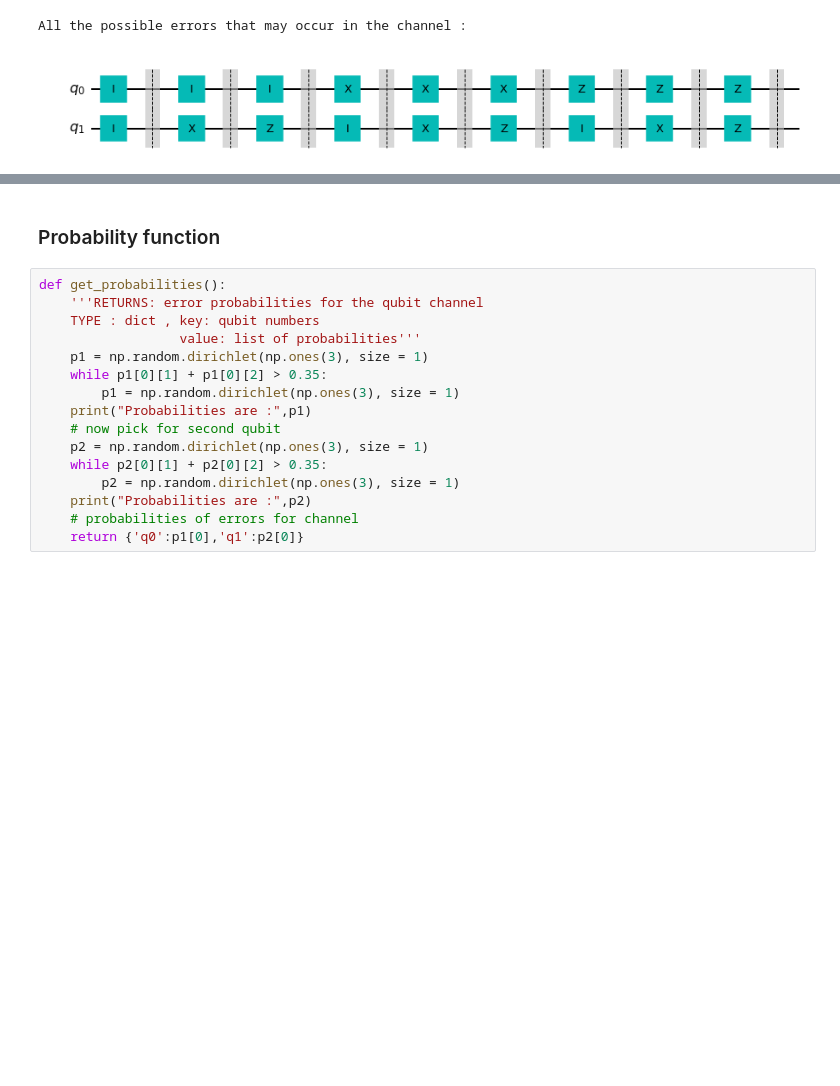
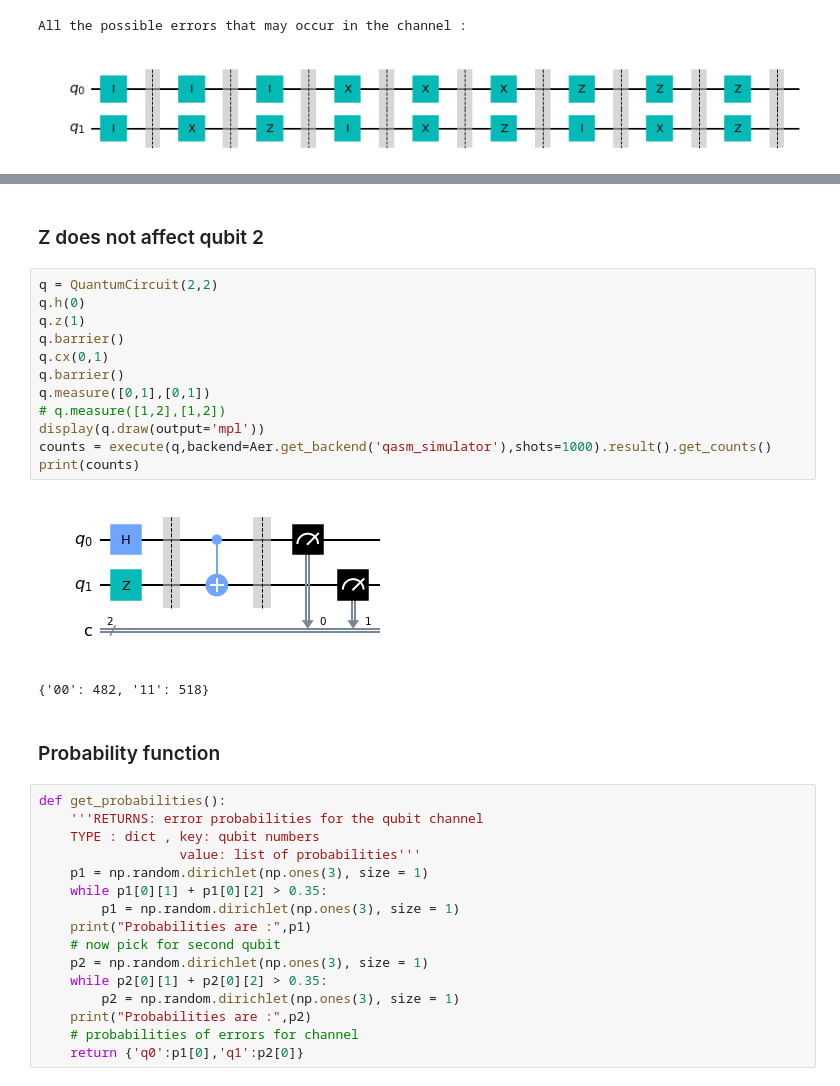
Before and after one commit to TheGupta2012/QOSF-Screening, a Jupyter notebook: Screening Task2 - Detecting Errors.ipynb, the cells around one changed output, grey strips where cells are left out. Drawn from its saved outputs; the diff is of its cells as text; blank space fills up the shorter version.

```diff
--- a/Screening Task2 - Detecting Errors.ipynb
+++ b/Screening Task2 - Detecting Errors.ipynb
@@ -168,3 +190,20 @@ All the possible errors that may occur in the channel :
+# %% [markdown]
+### Z does not affect qubit 2
+# %%
+q = QuantumCircuit(2,2)
+q.h(0)
+q.z(1)
+q.barrier()
+q.cx(0,1)
+q.barrier()
+q.measure([0,1],[0,1])
+# q.measure([1,2],[1,2])
+display(q.draw(output='mpl'))
+counts = execute(q,backend=Aer.get_backend('qasm_simulator'),shots=1000).result().get_counts()
+print(counts)
+# %% [output]
+[figure, added]
+{'00': 482, '11': 518}
 # %% [markdown]
 ### Probability function
 # %%
```
Also changed, not shown: parts of 36 cells of this notebook, 3 other files.
